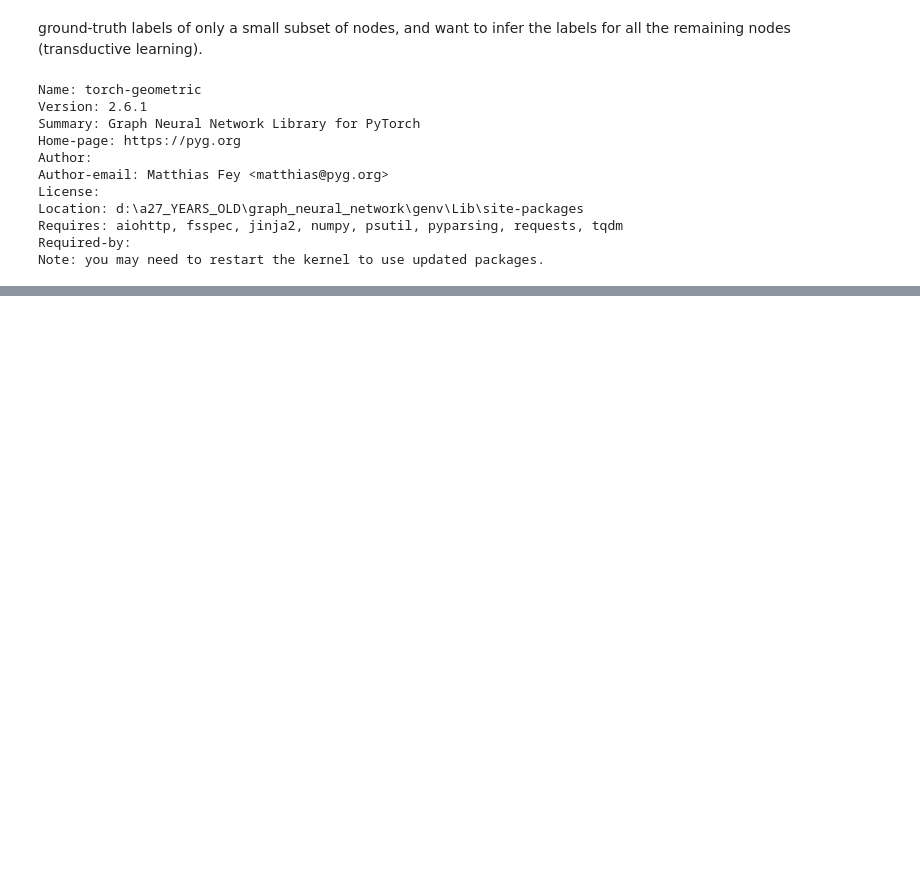
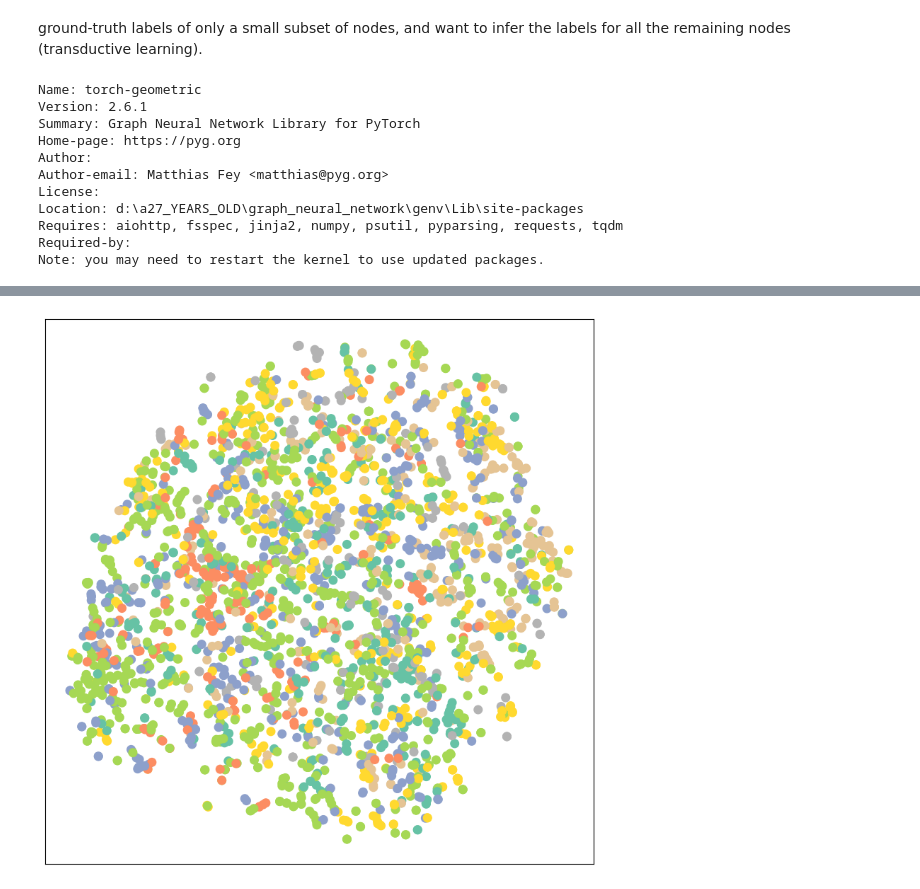
Before and after one commit to SAMANTA1401/graph_neural_network, a Jupyter notebook: notebook/node_classification.ipynb, the cells around one changed output, grey strips where cells are left out. Saved outputs shown, nothing was run; the diff lists cells and outputs as text; code cells hidden in the pictures; blank space fills up the shorter version.

```diff
--- a/notebook/node_classification.ipynb
+++ b/notebook/node_classification.ipynb
@@ -247,0 +267,20 @@ from torch_geometric.transforms import NormalizeFeatures
+# %%
+from torch_geometric.nn import GCNConv
+
+
+class GCN(torch.nn.Module):
+    def __init__(self, hidden_channels):
+        super().__init__()
+        torch.manual_seed(1234567)
+        self.conv1 = GCNConv(dataset.num_features, hidden_channels)
+        self.conv2 = GCNConv(hidden_channels, dataset.num_classes)
+
+    def forward(self, x, edge_index):
+        x = self.conv1(x, edge_index)
+        x = x.relu()
+        x = F.dropout(x, p=0.5, training=self.training)
+        x = self.conv2(x, edge_index)
+        return x
+
+model = GCN(hidden_channels=16)
+print(model)
@@ -247,0 +292,3 @@ from torch_geometric.transforms import NormalizeFeatures
+# %%
+
+model = GCN(hidden_channels=16)
@@ -247,0 +302,2 @@ from torch_geometric.transforms import NormalizeFeatures
+# %%
+out = model(data.x, data.edge_index)
@@ -247,0 +315,4 @@ from torch_geometric.transforms import NormalizeFeatures
+# %%
+visualize(out, color=data.y)
+# %% [output]
+[figure, added]
```
Also changed, not shown: parts of 38 cells of this notebook, 4 other files.
